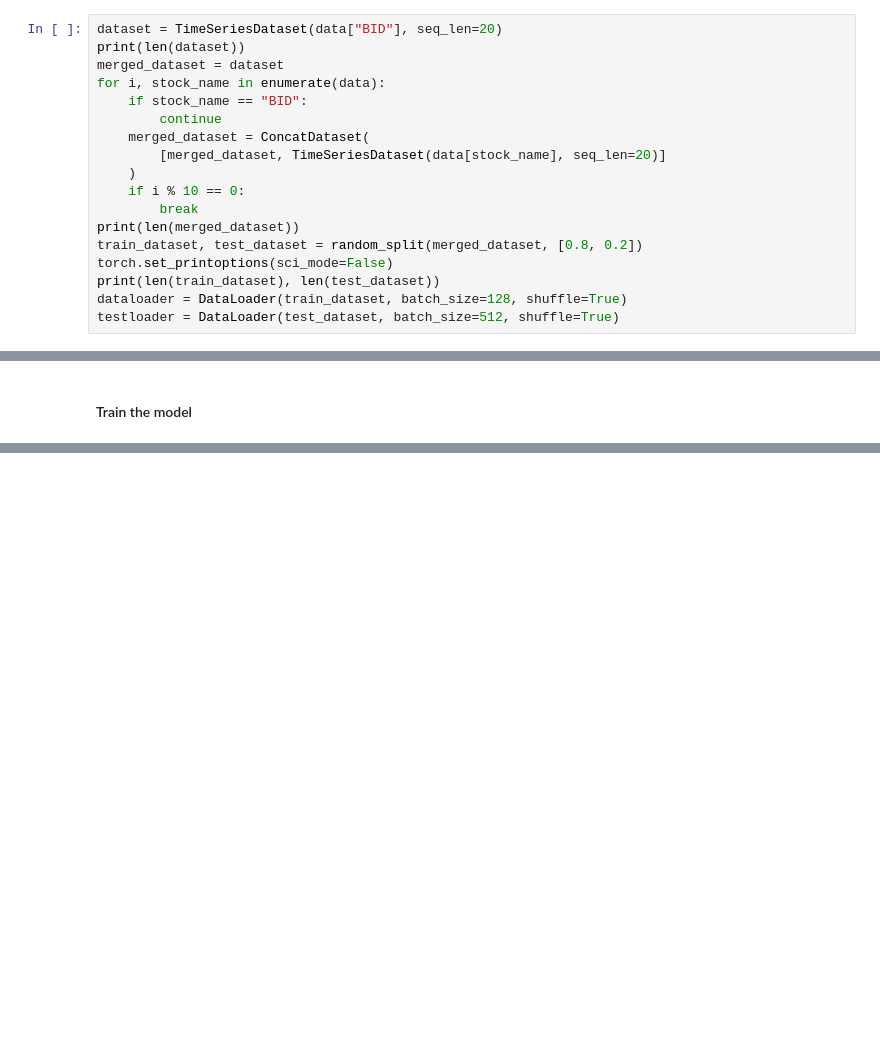
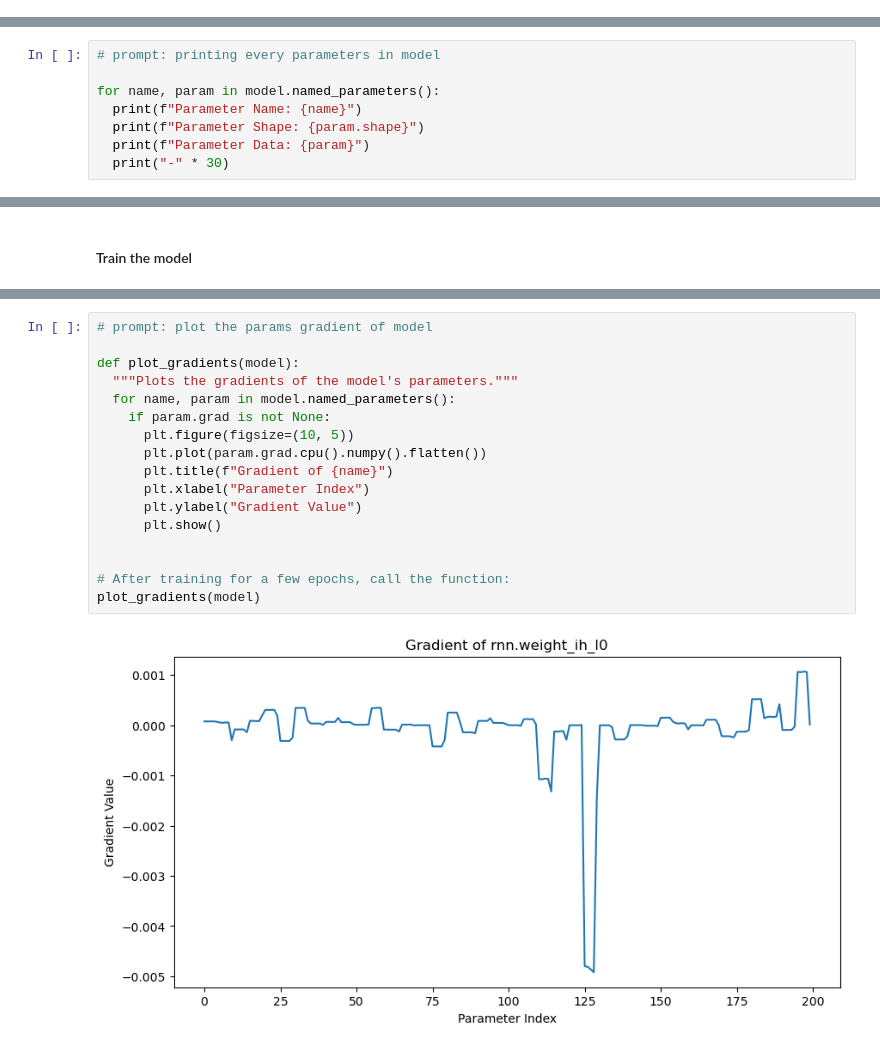
Before and after one commit to Thien2213255/TimeSeriesStock, a Jupyter notebook: main.ipynb, the cells around one changed output, grey strips where cells are left out. Drawn from its saved outputs; the diff is of its cells as text; blank space fills up the shorter version.

Commit message:
main_v0 is ordinary file, main is the newest file, along with comparision and model converge

```diff
--- a/main.ipynb
+++ b/main.ipynb
@@ -120,18 +272,0 @@ Processing VRE.csv
-# %%
-dataset = TimeSeriesDataset(data["BID"], seq_len=20)
-print(len(dataset))
-merged_dataset = dataset
-for i, stock_name in enumerate(data):
-    if stock_name == "BID":
-        continue
-    merged_dataset = ConcatDataset(
-        [merged_dataset, TimeSeriesDataset(data[stock_name], seq_len=20)]
-    )
-    if i % 10 == 0:
-        break
-print(len(merged_dataset))
-train_dataset, test_dataset = random_split(merged_dataset, [0.8, 0.2])
-torch.set_printoptions(sci_mode=False)
-print(len(train_dataset), len(test_dataset))
-dataloader = DataLoader(train_dataset, batch_size=128, shuffle=True)
-testloader = DataLoader(test_dataset, batch_size=512, shuffle=True)
@@ -141,0 +273,8 @@ testloader = DataLoader(test_dataset, batch_size=512, shuffle=True)
+# %%
+# prompt: printing every parameters in model
+
+for name, param in model.named_parameters():
+  print(f"Parameter Name: {name}")
+  print(f"Parameter Shape: {param.shape}")
+  print(f"Parameter Data: {param}")
+  print("-" * 30)
@@ -192,0 +363,19 @@ Pred: 0.05621644854545593, Actual: 71.65229797363281
+# %%
+# prompt: plot the params gradient of model
+
+def plot_gradients(model):
+  """Plots the gradients of the model's parameters."""
+  for name, param in model.named_parameters():
+    if param.grad is not None:
+      plt.figure(figsize=(10, 5))
+      plt.plot(param.grad.cpu().numpy().flatten())
+      plt.title(f"Gradient of {name}")
+      plt.xlabel("Parameter Index")
+      plt.ylabel("Gradient Value")
+      plt.show()
+
+
+# After training for a few epochs, call the function:
+plot_gradients(model)
+# %% [output]
+[figure, added]
```
Also changed, not shown: parts of 26 cells of this notebook, 1 other file.
